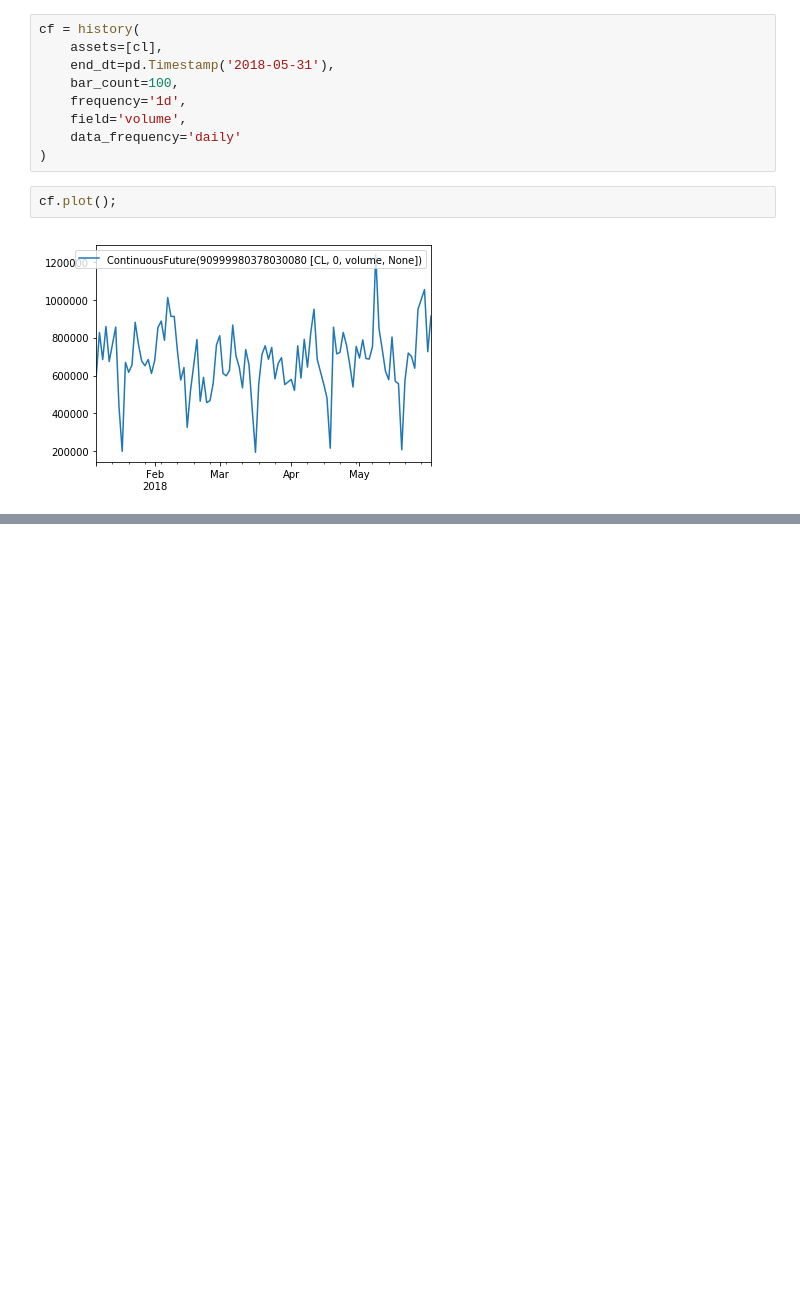
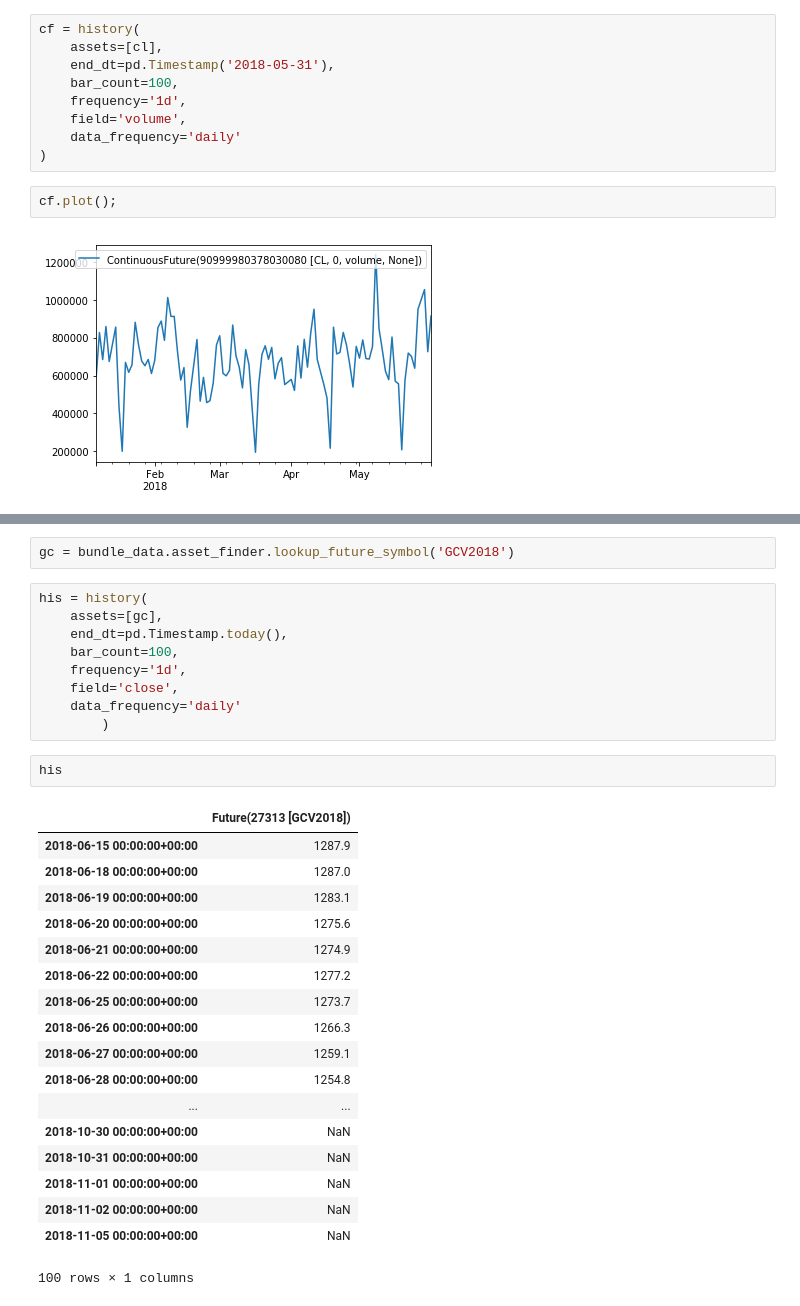
Before and after one commit to t1user/zipline, a Jupyter notebook: notebooks/futures_ test_notebook.ipynb, the cells around one changed output, grey strips where cells are left out. Cells and saved outputs as stored; diff of their text form; blank space fills up the shorter version.

```diff
--- a/notebooks/futures_ test_notebook.ipynb
+++ b/notebooks/futures_ test_notebook.ipynb
@@ -277,0 +404,32 @@ cf.plot();
+# %%
+gc = bundle_data.asset_finder.lookup_future_symbol('GCV2018')
+# %%
+his = history(
+    assets=[gc],
+    end_dt=pd.Timestamp.today(),
+    bar_count=100,
+    frequency='1d',
+    field='close',
+    data_frequency='daily'
+        )
+# %%
+his
+# %% [output]
+|  | Future(27313 [GCV2018]) |
+| 2018-06-15 00:00:00+00:00 | 1287.9 |
+| 2018-06-18 00:00:00+00:00 | 1287.0 |
+| 2018-06-19 00:00:00+00:00 | 1283.1 |
+| 2018-06-20 00:00:00+00:00 | 1275.6 |
+| 2018-06-21 00:00:00+00:00 | 1274.9 |
+| 2018-06-22 00:00:00+00:00 | 1277.2 |
+| 2018-06-25 00:00:00+00:00 | 1273.7 |
+| 2018-06-26 00:00:00+00:00 | 1266.3 |
+| 2018-06-27 00:00:00+00:00 | 1259.1 |
+| 2018-06-28 00:00:00+00:00 | 1254.8 |
+| ... | ... |
+| 2018-10-30 00:00:00+00:00 | NaN |
+| 2018-10-31 00:00:00+00:00 | NaN |
+| 2018-11-01 00:00:00+00:00 | NaN |
+| 2018-11-02 00:00:00+00:00 | NaN |
+| 2018-11-05 00:00:00+00:00 | NaN |
+100 rows × 1 columns
```
Also changed, not shown: parts of 24 cells of this notebook, 13 other files.
